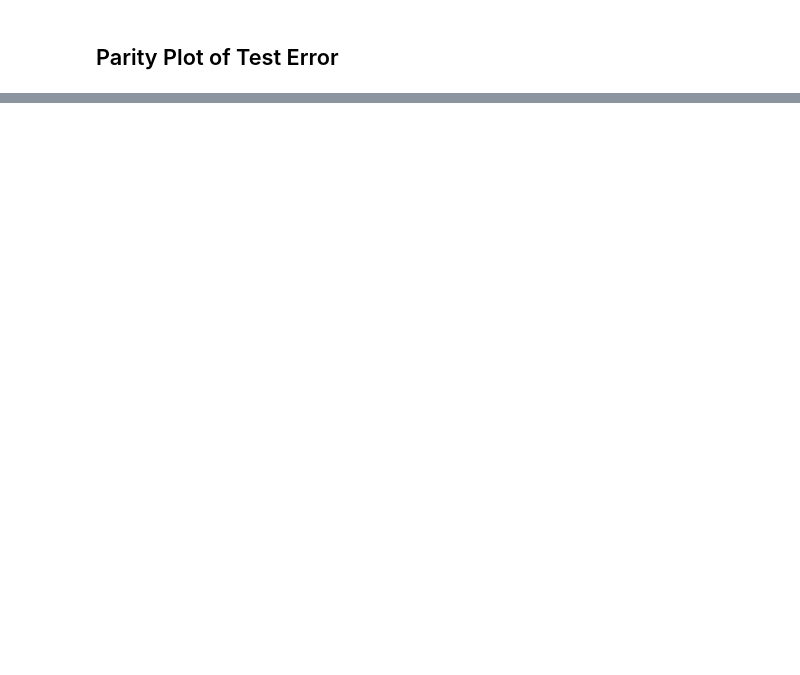
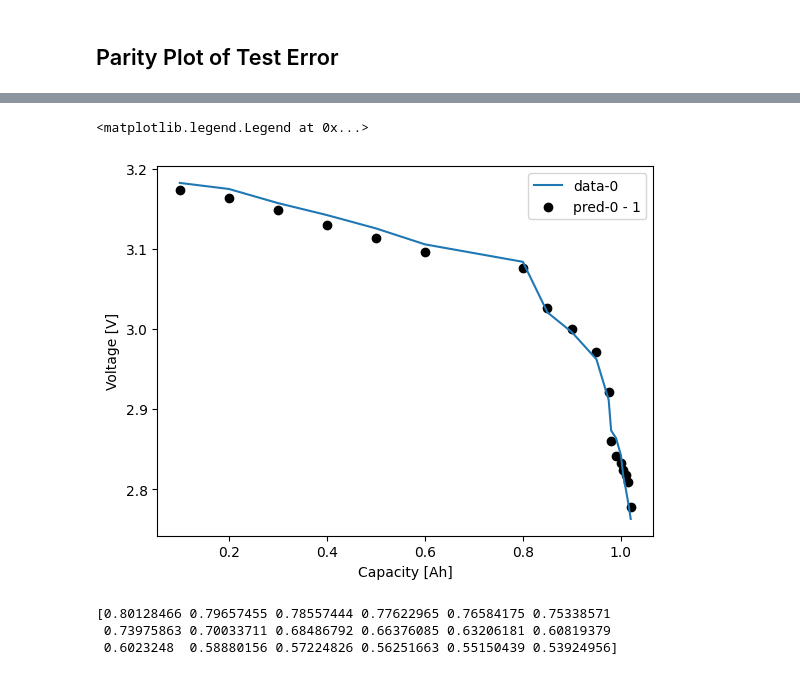
Before and after one commit to amalss18/10701-mvf-bto, a Jupyter notebook: src/mvf_bto/Model Training.ipynb, the cells around one changed output, grey strips where cells are left out. Saved outputs shown, nothing was run; the diff lists cells and outputs as text; code cells hidden in the pictures; blank space fills up the shorter version.

```diff
--- a/src/mvf_bto/Model Training.ipynb
+++ b/src/mvf_bto/Model Training.ipynb
@@ -230,23 +315,36 @@ plt.ylabel("Normalized prediction")
 # %%
 # fig = go.Figure()
 # for i in range(0, len(X_test), batch_size):
 #     V_actual = y_test[i:i+batch_size]
 #     V_pred = model.predict(X_test[i:i+batch_size],verbose=0).flatten()
 #     fig.add_trace(go.Scatter(x = Q_eval, y = V_actual*(3.5-1.9)+1.9,
 #                              mode='lines', name = 'data',
 #                              line_color = pallete[i]))
 #     fig.add_trace(go.Scatter(x = Q_eval, y = V_pred*(3.5-1.9)+1.9,
 #                              mode='markers', name = 'prediction',
 #                              line_color = pallete[i]))
 # fig.update_yaxes(title="Voltage [V]")
 # fig.update_xaxes(title="Capacity [Ah]")
 
 # Matplotlib code
+N = len(Q_eval) - batch_size
+shift = nf_steps - 1
 for i in range(0, len(X_test), batch_size):
     V_actual = y_test[i:i+batch_size]
-    V_pred = model.predict(X_test[i:i+batch_size],verbose=0).flatten()
-    plt.scatter(Q_eval[3:], V_actual*(3.5-1.9)+1.9, label=f"data-{i}")
-    plt.plot(Q_eval[3:], V_pred*(3.5-1.9)+1.9, label=f"pred-{i}")
+    V_pred = model.predict(X_test[i:i+batch_size],verbose=0)
+    plt.plot(Q_eval[N:], V_actual[:, 0]*(3.5-1.9)+1.9, label=f"data-{i}")
+    plt.scatter(Q_eval[N:], V_pred[:, 0]*(3.5-1.9)+1.9, label=f"pred-{i} - 1", color='black')
+    # plt.scatter(Q_eval[N + shift:], V_pred[:, 1][:-1*shift]*(3.5-1.9)+1.9, label=f"pred-{i} - 2", color='red')
     break
 plt.ylabel("Voltage [V]")
 plt.xlabel("Capacity [Ah]")
+plt.legend()
+# %% [output]
+<matplotlib.legend.Legend at 0x...>
+[figure, added]
+# %%
+print(y_test[0:batch_size][:,0])
+# %% [output]
+[0.80128466 0.79657455 0.78557444 0.77622965 0.76584175 0.75338571
+ 0.73975863 0.70033711 0.68486792 0.66376085 0.63206181 0.60819379
+ 0.6023248  0.58880156 0.57224826 0.56251663 0.55150439 0.53924956]
```
Also changed, not shown: parts of 12 cells of this notebook.
